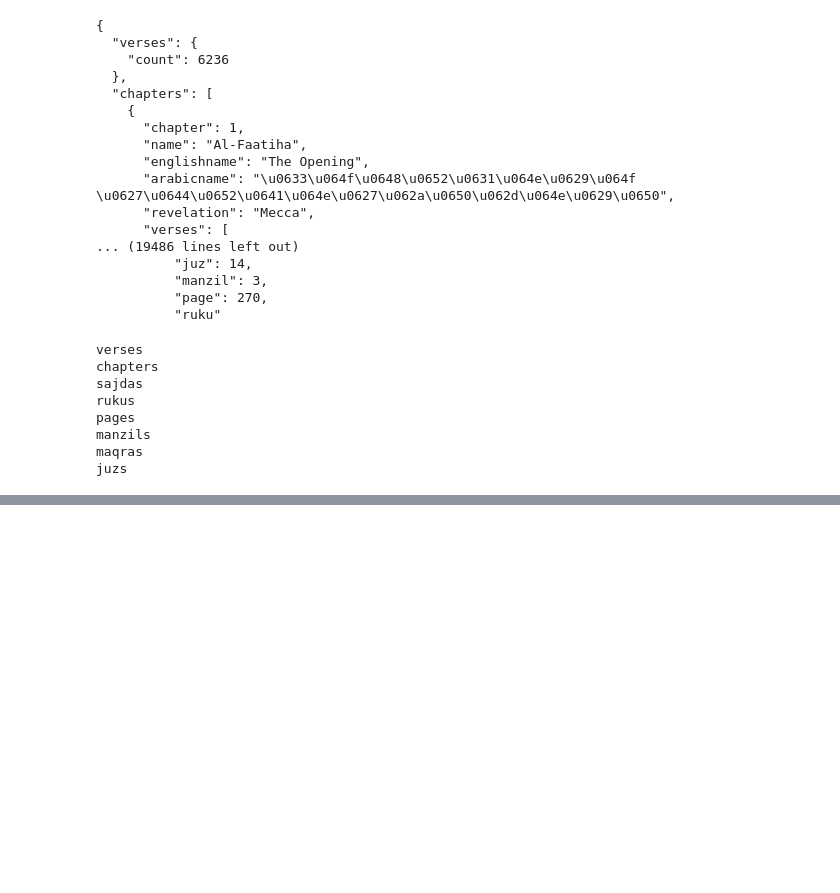
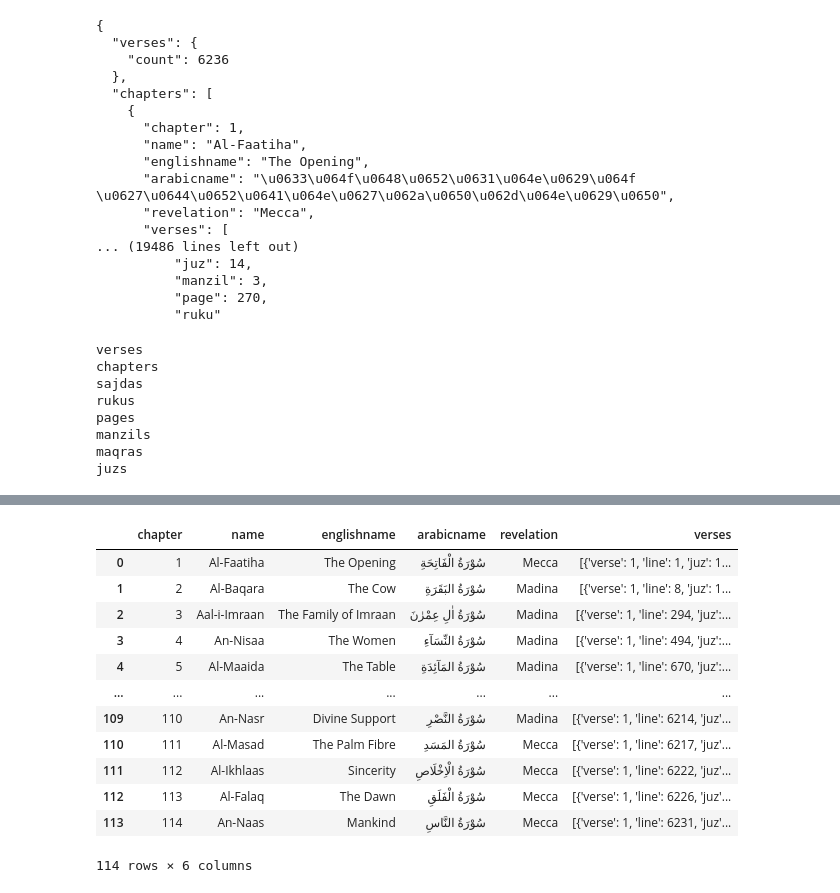
Before and after one commit to imtufail/Machine-Learning-, a Jupyter notebook: Working-With-Data/Working-With-APIs.ipynb, the cells around one changed output, grey strips where cells are left out. Drawn from its saved outputs; the diff is of its cells as text; code cells hidden in the pictures; blank space fills up the shorter version.

```diff
--- a/Working-With-Data/Working-With-APIs.ipynb
+++ b/Working-With-Data/Working-With-APIs.ipynb
@@ -61,0 +110,9 @@ if response.ok:
+# %%
+url = 'https://cdn.jsdelivr.net/gh/fawazahmed0/quran-api@1/info.json'
+response =requests.get(url)
+if response.ok:
+  surah = response.json()
+  for ayah in surah:
+    print(ayah)
+else:
+  print('Failed to retrieve data',response.status_code)
@@ -61,0 +128,18 @@ if response.ok:
+# %%
+df = pd.DataFrame(response.json()['chapters'])
+# %%
+df
+# %% [output]
+|  | chapter | name | englishname | arabicname | revelation | verses |
+| 0 | 1 | Al-Faatiha | The Opening | سُوْرَةُ الْفَاتِحَةِ | Mecca | [{'verse': 1, 'line': 1, 'juz': 1... |
+| 1 | 2 | Al-Baqara | The Cow | سُوْرَةُ البَقَرَةِ | Madina | [{'verse': 1, 'line': 8, 'juz': 1... |
+| 2 | 3 | Aal-i-Imraan | The Family of Imraan | سُوْرَةُ اٰلِ عِمْرٰنَ | Madina | [{'verse': 1, 'line': 294, 'juz':... |
+| 3 | 4 | An-Nisaa | The Women | سُوْرَةُ النِّسَآءِ | Madina | [{'verse': 1, 'line': 494, 'juz':... |
+| 4 | 5 | Al-Maaida | The Table | سُوْرَةُ المَآئِدَةِ | Madina | [{'verse': 1, 'line': 670, 'juz':... |
+| ... | ... | ... | ... | ... | ... | ... |
+| 109 | 110 | An-Nasr | Divine Support | سُوْرَةُ النَّصْرِ | Madina | [{'verse': 1, 'line': 6214, 'juz'... |
+| 110 | 111 | Al-Masad | The Palm Fibre | سُوْرَةُ المَسَدِ | Mecca | [{'verse': 1, 'line': 6217, 'juz'... |
+| 111 | 112 | Al-Ikhlaas | Sincerity | سُوْرَةُ الْاِخْلَاصِ | Mecca | [{'verse': 1, 'line': 6222, 'juz'... |
+| 112 | 113 | Al-Falaq | The Dawn | سُوْرَةُ الْفَلَقِ | Mecca | [{'verse': 1, 'line': 6226, 'juz'... |
+| 113 | 114 | An-Naas | Mankind | سُوْرَةُ النَّاسِ | Mecca | [{'verse': 1, 'line': 6231, 'juz'... |
+114 rows × 6 columns
```
Also changed, not shown: parts of 5 cells of this notebook.
